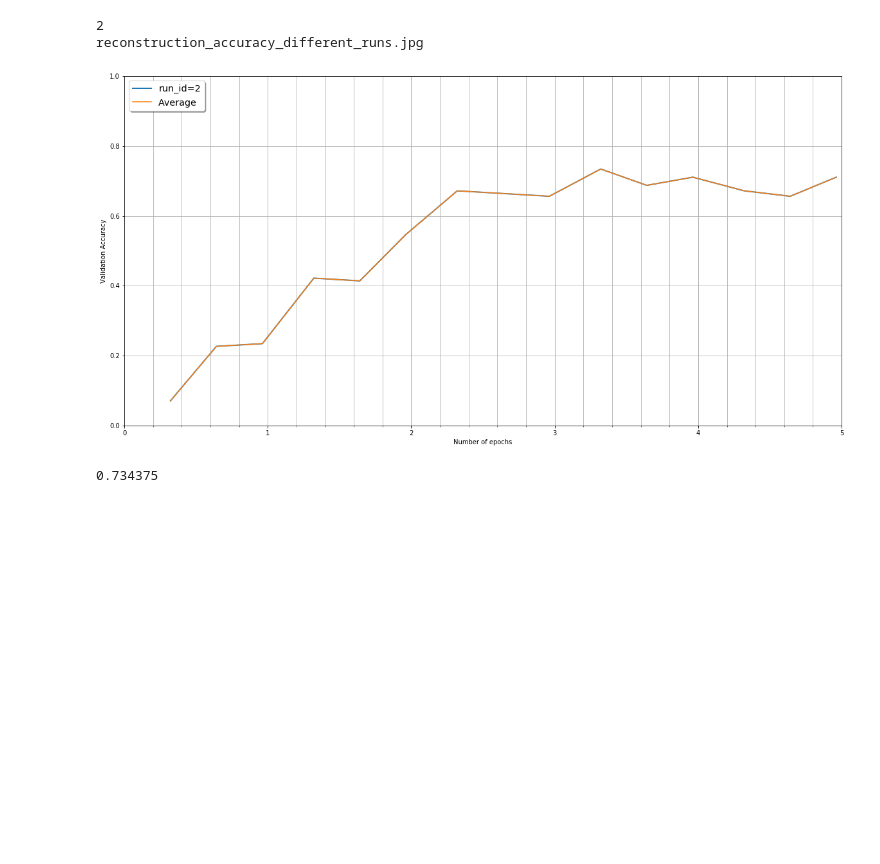
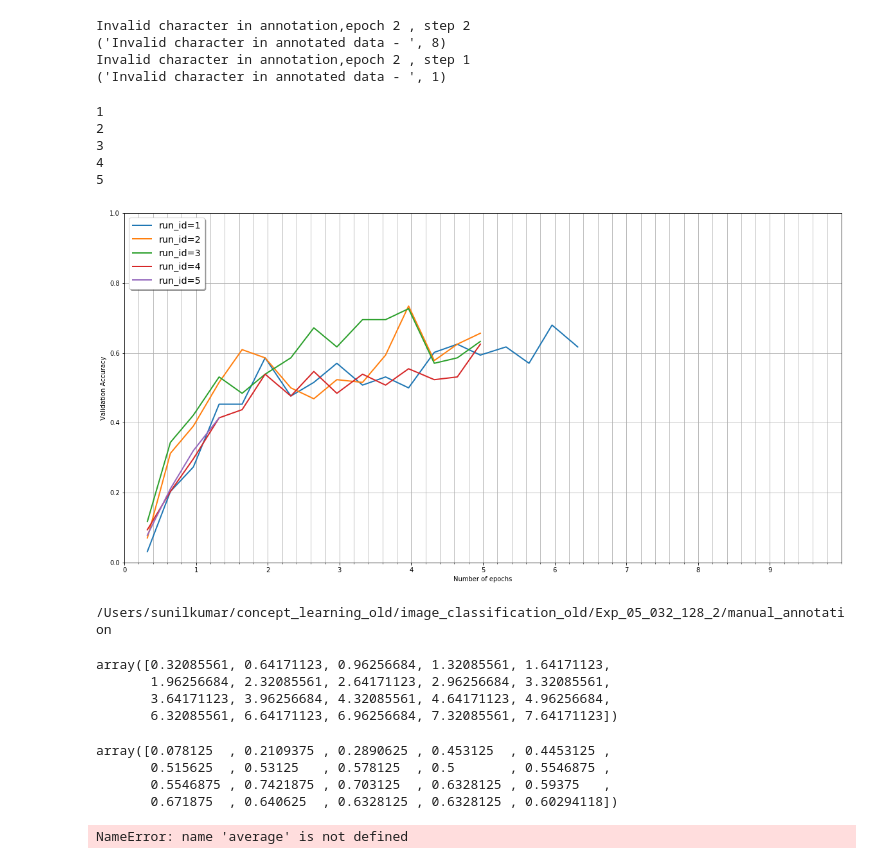
Before and after one commit to sunilvengalil/concept_learning, a Jupyter notebook: analysis/notebooks/find_accuracy.ipynb, the cells around one changed output. Saved outputs shown, nothing was run; the diff lists cells and outputs as text; code cells hidden in the pictures; blank space fills up the shorter version.

```diff
--- a/analysis/notebooks/find_accuracy.ipynb
+++ b/analysis/notebooks/find_accuracy.ipynb
@@ -105,10 +49,8 @@ def compute_accuracy(labels, gt_dir, max_epoch):
 # %%
-run_id = 2
+run_id = 1
 accuracy_dict =dict()
-max_epoch = 5
-#for z_dim in [20]:
-for z_dim in [5]:
-#for z_dim in [1, 2, 5, 10, 20]:
+max_epoch = 10
+for z_dim in [1, 2, 5, 10, 20]:
     BASE_PATH = get_base_path(ROOT_PATH, z_dim, N_3, N_2,
                               exp_config.num_cluster_config,
                               version=run_id)
@@ -118,5 +60,11 @@ for z_dim in [5]:
     label_file = PREDICTION_RESULTS_PATH + "/label_test_{:02d}.csv"
     labels = read_label(label_file, num_label_files)
 
-    accuracy_df = compute_accuracy(labels, ANNOTATED_PATH, max_epoch)
+    accuracy_df = compute_accuracy(labels,
+                                   ANNOTATED_PATH,
+                                   max_epoch,
+                                   num_label_files,
+                                   num_rows_per_image,
+                                   num_digits_per_row,
+                                   eval_interval)
     accuracy_dict[z_dim] = [max(accuracy_df["Accuracy"].values),accuracy_df]
@@ -156,8 +125,9 @@ for z_dim, result in accuracy_dict.items():
 # %%
 accuracy_dict =dict()
-max_epoch = 5
-z_dim = 5
-run_ids = [2]
+max_epoch = 10
+z_dim = 10
+run_ids = [1, 2, 3, 4,5]
+#run_ids =[2]
 for run_id in run_ids:
     BASE_PATH = get_base_path(ROOT_PATH, z_dim ,N_3, N_2, exp_config.num_cluster_config, version=run_id)
     PREDICTION_RESULTS_PATH = os.path.join(BASE_PATH, "prediction_results/")
@@ -165,46 +135,78 @@ for run_id in run_ids:
     label_file = PREDICTION_RESULTS_PATH + "/label_test_{:02d}.csv"
     labels = read_label(label_file, num_label_files)
 
-    accuracy_df = compute_accuracy(labels, ANNOTATED_PATH, max_epoch)
+    accuracy_df = compute_accuracy(labels,
+                                   ANNOTATED_PATH,
+                                   max_epoch,
+                                   num_label_files,
+                                   num_rows_per_image,
+                                   num_digits_per_row,
+                                   eval_interval)
     accuracy_dict[run_id] = [max(accuracy_df["Accuracy"].values),accuracy_df]
+# %% [output]
+Invalid character in annotation,epoch 2 , step 2
+('Invalid character in annotated data - ', 8)
+Invalid character in annotation,epoch 2 , step 1
+('Invalid character in annotated data - ', 1)
 # %%
 num_evaluations = accuracy_dict[run_ids[0]][1].shape[0]
 # %%
 plt.figure(figsize=(20,10))
 plot_filename = "reconstruction_accuracy_different_runs.jpg"
 total = np.zeros(num_evaluations)
 for run_id, result in accuracy_dict.items():
     max_accuracy = result[0]
     accuracy_df = result[1]
     x = accuracy_df["Epochs"].values
     x = x.reshape(x.shape[0])
     y = accuracy_df["Accuracy"].values
     y = y.reshape(y.shape[0])
 
     plt.plot(x,y,label="run_id={}".format(run_id),lw=2)
     plt.xlabel("Number of epochs")
     plt.ylabel("Validation Accuracy")
     print(run_id)
-    total = total + y
-average = total / len(run_ids)
-plt.plot(x, average,label = "Average")
+    #total = total + y
+#average = total / len(run_ids)
+#plt.plot(x, average,label = "Average")
 
 plt.legend(loc='upper left', shadow=True, fontsize='x-large')
-print(plot_filename)
+plt.xticks([i for i in range(10)])
 plt.xlim(0,max_epoch)
 plt.ylim(0,1)
 plt.grid(which="both")
 plt.axes().xaxis.set_minor_locator(MultipleLocator(0.2))
 plt.savefig(os.path.join(ROOT_PATH,"combined_analysis",plot_filename),bbox="tight")
 #plt.savefig(os.path.join(DOC_PATH,plot_filename), bbox="tight")
 # %% [output]
+1
 2
-reconstruction_accuracy_different_runs.jpg
+3
+4
+5
-[figure, old version]
+[figure, new version]
+# %%
+print( ANNOTATED_PATH)
+# %% [output]
+/Users/sunilkumar/concept_learning_old/image_classification_old/Exp_05_032_128_2/manual_annotation
+# %%
+x
+# %% [output]
+array([0.32085561, 0.64171123, 0.96256684, 1.32085561, 1.64171123,
+       1.96256684, 2.32085561, 2.64171123, 2.96256684, 3.32085561,
+       3.64171123, 3.96256684, 4.32085561, 4.64171123, 4.96256684,
+       6.32085561, 6.64171123, 6.96256684, 7.32085561, 7.64171123])
+# %%
+y
+# %% [output]
+array([0.078125  , 0.2109375 , 0.2890625 , 0.453125  , 0.4453125 ,
+       0.515625  , 0.53125   , 0.578125  , 0.5       , 0.5546875 ,
+       0.5546875 , 0.7421875 , 0.703125  , 0.6328125 , 0.59375   ,
+       0.671875  , 0.640625  , 0.6328125 , 0.6328125 , 0.60294118])
 # %%
 print(max(average))
 # %% [output]
-0.734375
+NameError: name 'average' is not defined
 # %%
 for run_id, result in accuracy_dict.items():
     accuracy = result[1]["Accuracy"].values
```
Also changed, not shown: parts of 8 cells of this notebook, 10 other files.
